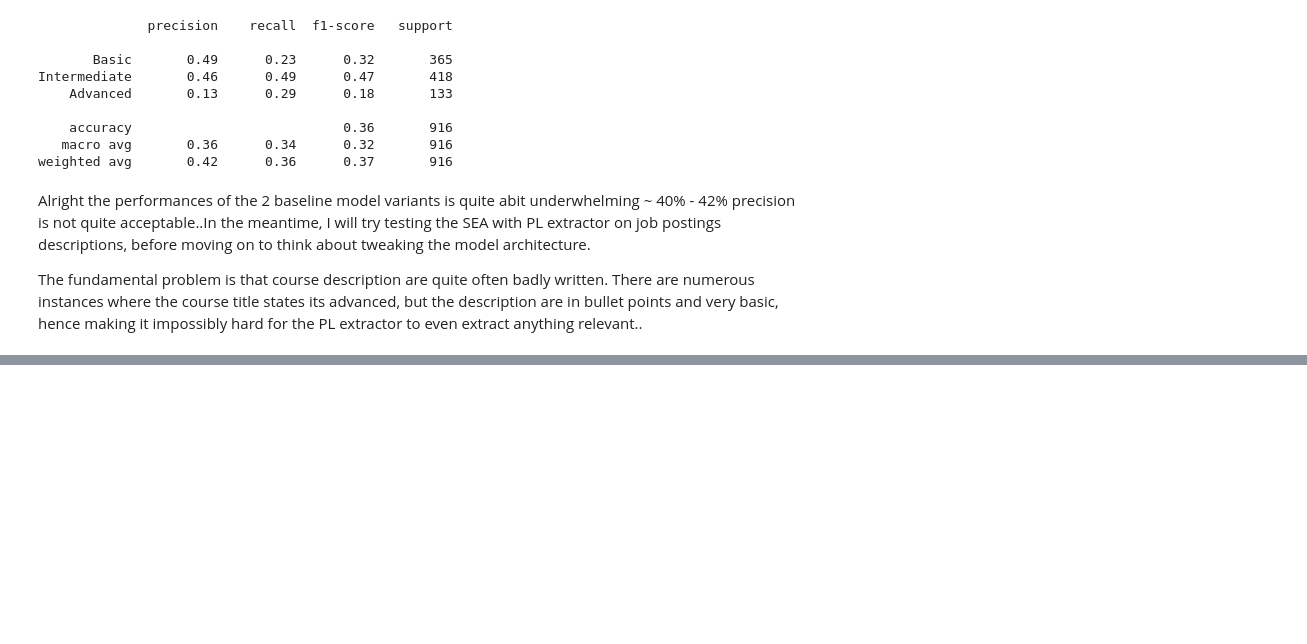
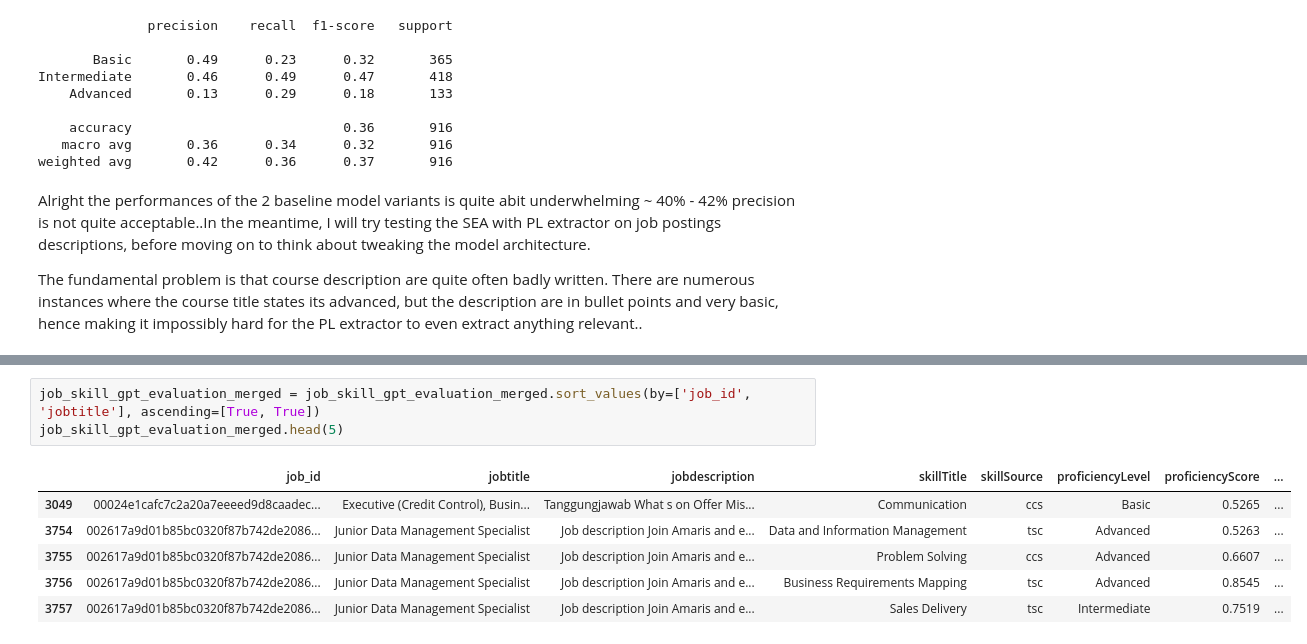
Before and after one commit to chua0332/course_skill_proficiency_evaluator, a Jupyter notebook: course_skill_EDA.ipynb, the cells around one changed output, grey strips where cells are left out. Saved outputs shown, nothing was run; the diff lists cells and outputs as text; blank space fills up the shorter version.

```diff
--- a/course_skill_EDA.ipynb
+++ b/course_skill_EDA.ipynb
@@ -298,0 +466,10 @@ The fundamental problem is that course description are quite often badly written
+# %%
+job_skill_gpt_evaluation_merged = job_skill_gpt_evaluation_merged.sort_values(by=['job_id', 'jobtitle'], ascending=[True, True])
+job_skill_gpt_evaluation_merged.head(5)
+# %% [output]
+|  | job_id | jobtitle | jobdescription | skillTitle | skillSource | proficiencyLevel | proficiencyScore | ... |
+| 3049 | 00024e1cafc7c2a20a7eeeed9d8caadec... | Executive (Credit Control), Busin... | Tanggungjawab What s on Offer Mis... | Communication | ccs | Basic | 0.5265 | ... |
+| 3754 | 002617a9d01b85bc0320f87b742de2086... | Junior Data Management Specialist | Job description Join Amaris and e... | Data and Information Management | tsc | Advanced | 0.5263 | ... |
+| 3755 | 002617a9d01b85bc0320f87b742de2086... | Junior Data Management Specialist | Job description Join Amaris and e... | Problem Solving | ccs | Advanced | 0.6607 | ... |
+| 3756 | 002617a9d01b85bc0320f87b742de2086... | Junior Data Management Specialist | Job description Join Amaris and e... | Business Requirements Mapping | tsc | Advanced | 0.8545 | ... |
+| 3757 | 002617a9d01b85bc0320f87b742de2086... | Junior Data Management Specialist | Job description Join Amaris and e... | Sales Delivery | tsc | Intermediate | 0.7519 | ... |
```
Also changed, not shown: parts of 25 cells of this notebook.
